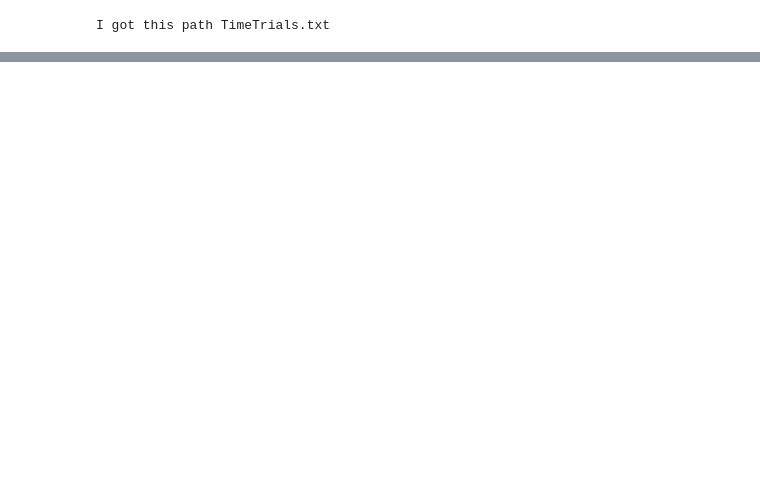
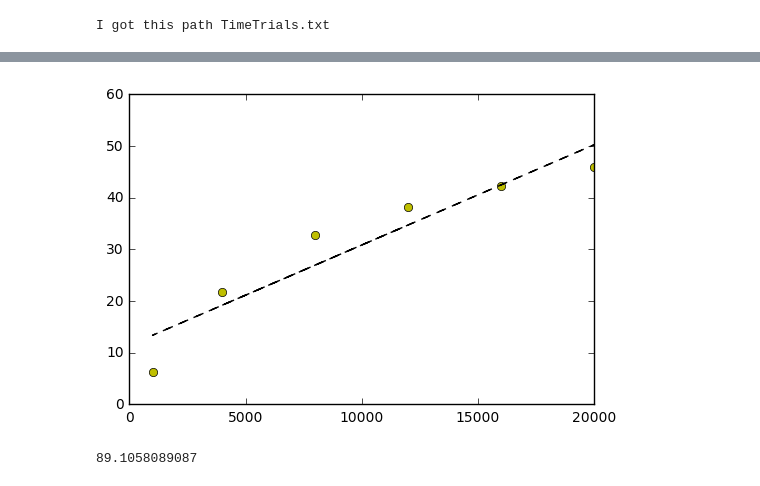
Before and after one commit to samuelpayne/TimeTrialsForBSF, a Jupyter notebook: GraphTimeTrials.ipynb, the cells around one changed output, grey strips where cells are left out. Drawn from its saved outputs; the diff is of its cells as text; code cells hidden in the pictures; blank space fills up the shorter version.

```diff
--- a/GraphTimeTrials.ipynb
+++ b/GraphTimeTrials.ipynb
@@ -51,0 +70,29 @@ plt.show()
+# %%
+#BitLengths = number of bits in a signature. called 'bl' for short
+bl = list(Parser.SeriesData["cosine"].AverageTime.keys())
+cosine_observedtimes = list(Parser.SeriesData["cosine"].AverageTime.values())
+euclidean_observedtimes = list(Parser.SeriesData["euclidean"].AverageTime.values())
+bsf_observedtimes = list(Parser.SeriesData["original popcount"].AverageTime.values())
+
+#now make fit functions, like in an example that I found online
+#(http://stackoverflow.com/questions/6148207/linear-regression-with-matplotlib-numpy)
+#all functions have the same bit length, so they all use 'bl' as the x coordinate
+fit_cosine = np.polyfit(bl, cosine_observedtimes, 1)
+fit_cosine_fx = np.poly1d(fit_cosine)
+fit_euclidean = np.polyfit(bl, euclidean_observedtimes, 1)
+fit_euclidean_fx = np.poly1d(fit_euclidean)
+fit_bsf = np.polyfit(bl, bsf_observedtimes, 1)
+fit_bsf_fx = np.poly1d(fit_bsf)
+
+#show the fit function, just for fun
+plt.plot(bl, bsf_observedtimes, 'yo', bl, fit_bsf_fx(bl), '--k')
+#plt.plot(bl, cosine_observedtimes, 'yo', bl, fit_cosine_fx(bl), '--k')
+#plt.plot(bl, euclidean_observedtimes, 'yo', bl, fit_euclidean_fx(bl), '--k')
+plt.show()
+
+#Now let's ask my program how long this will take for some obsenely long bit signature, like 40,000
+time_bsf_40k = fit_bsf_fx(40000)
+print (time_bsf_40k)
+# %% [output]
+[figure, added]
+89.1058089087
```
Also changed, not shown: parts of 9 cells of this notebook, 1 other file.
